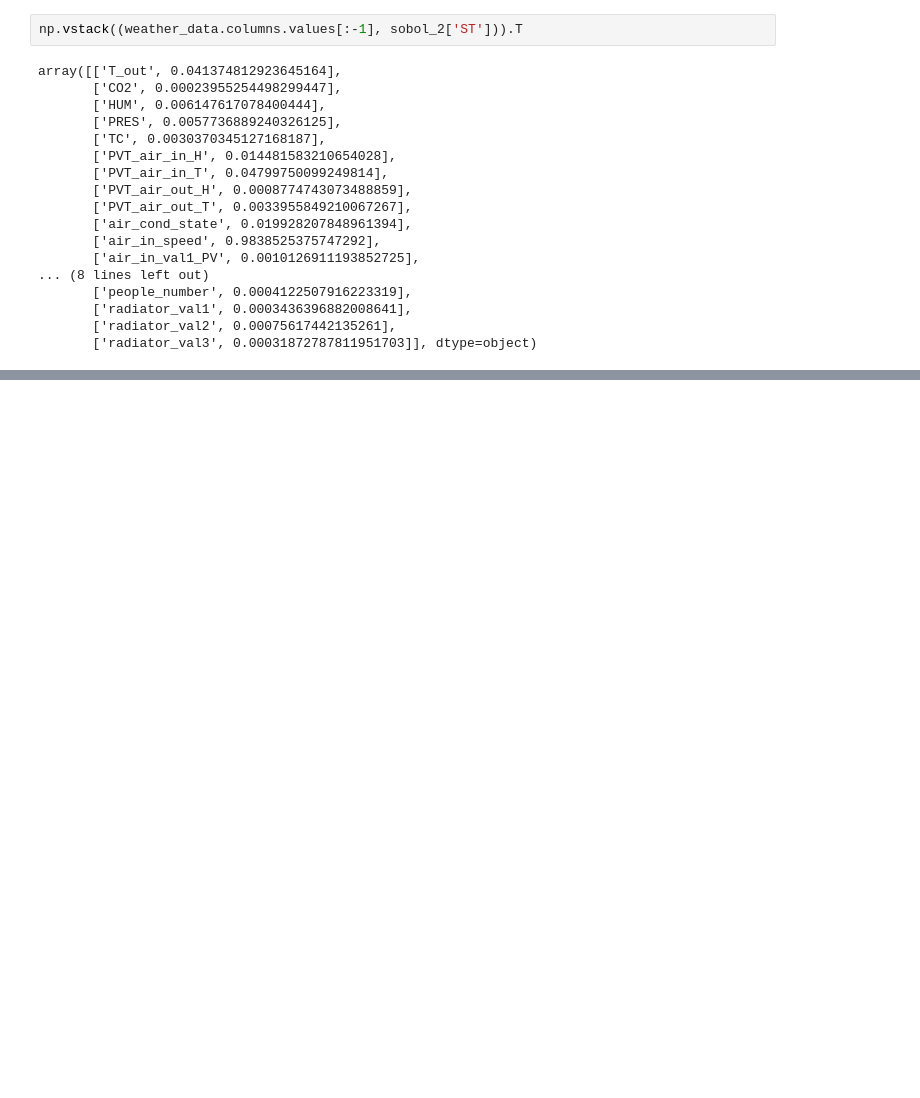
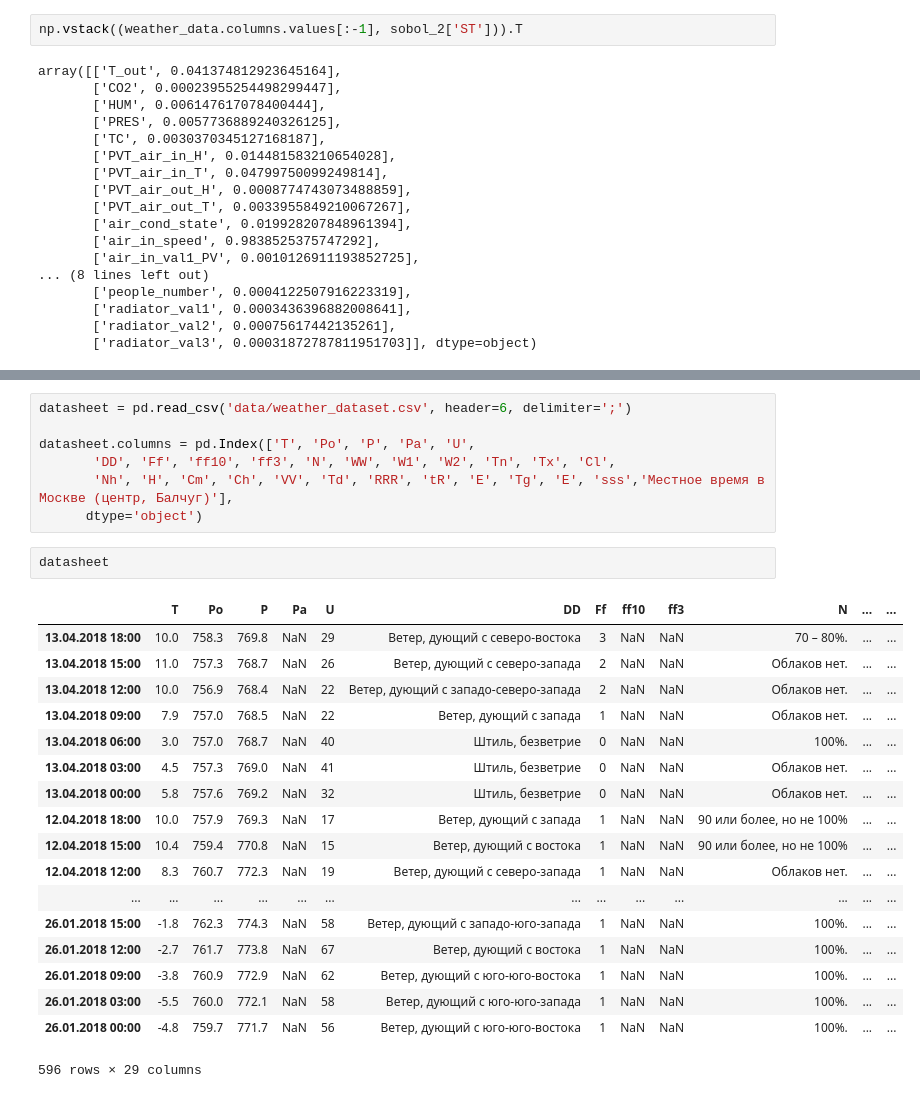
Before and after one commit to 5mad/microclimate, a Jupyter notebook: ml_with_time_shift.ipynb, the cells around one changed output, grey strips where cells are left out. Drawn from its saved outputs; the diff is of its cells as text; blank space fills up the shorter version.

```diff
--- a/ml_with_time_shift.ipynb
+++ b/ml_with_time_shift.ipynb
@@ -262,0 +256,28 @@ weather_data
+# %%
+datasheet = pd.read_csv('data/weather_dataset.csv', header=6, delimiter=';')
+
+datasheet.columns = pd.Index(['T', 'Po', 'P', 'Pa', 'U',
+       'DD', 'Ff', 'ff10', 'ff3', 'N', 'WW', 'W1', 'W2', 'Tn', 'Tx', 'Cl',
+       'Nh', 'H', 'Cm', 'Ch', 'VV', 'Td', 'RRR', 'tR', 'E', 'Tg', 'E', 'sss','Местное время в Москве (центр, Балчуг)'],
+      dtype='object')
+# %%
+datasheet
+# %% [output]
+|  | T | Po | P | Pa | U | DD | Ff | ff10 | ff3 | N | ... | ... |
+| 13.04.2018 18:00 | 10.0 | 758.3 | 769.8 | NaN | 29 | Ветер, дующий с северо-востока | 3 | NaN | NaN | 70 – 80%. | ... | ... |
+| 13.04.2018 15:00 | 11.0 | 757.3 | 768.7 | NaN | 26 | Ветер, дующий с северо-запада | 2 | NaN | NaN | Облаков нет. | ... | ... |
+| 13.04.2018 12:00 | 10.0 | 756.9 | 768.4 | NaN | 22 | Ветер, дующий с западо-северо-запада | 2 | NaN | NaN | Облаков нет. | ... | ... |
+| 13.04.2018 09:00 | 7.9 | 757.0 | 768.5 | NaN | 22 | Ветер, дующий с запада | 1 | NaN | NaN | Облаков нет. | ... | ... |
+| 13.04.2018 06:00 | 3.0 | 757.0 | 768.7 | NaN | 40 | Штиль, безветрие | 0 | NaN | NaN | 100%. | ... | ... |
+| 13.04.2018 03:00 | 4.5 | 757.3 | 769.0 | NaN | 41 | Штиль, безветрие | 0 | NaN | NaN | Облаков нет. | ... | ... |
+| 13.04.2018 00:00 | 5.8 | 757.6 | 769.2 | NaN | 32 | Штиль, безветрие | 0 | NaN | NaN | Облаков нет. | ... | ... |
+| 12.04.2018 18:00 | 10.0 | 757.9 | 769.3 | NaN | 17 | Ветер, дующий с запада | 1 | NaN | NaN | 90 или более, но не 100% | ... | ... |
+| 12.04.2018 15:00 | 10.4 | 759.4 | 770.8 | NaN | 15 | Ветер, дующий с востока | 1 | NaN | NaN | 90 или более, но не 100% | ... | ... |
+| 12.04.2018 12:00 | 8.3 | 760.7 | 772.3 | NaN | 19 | Ветер, дующий с северо-запада | 1 | NaN | NaN | Облаков нет. | ... | ... |
+| ... | ... | ... | ... | ... | ... | ... | ... | ... | ... | ... | ... | ... |
+| 26.01.2018 15:00 | -1.8 | 762.3 | 774.3 | NaN | 58 | Ветер, дующий с западо-юго-запада | 1 | NaN | NaN | 100%. | ... | ... |
+| 26.01.2018 12:00 | -2.7 | 761.7 | 773.8 | NaN | 67 | Ветер, дующий с востока | 1 | NaN | NaN | 100%. | ... | ... |
+| 26.01.2018 09:00 | -3.8 | 760.9 | 772.9 | NaN | 62 | Ветер, дующий с юго-юго-востока | 1 | NaN | NaN | 100%. | ... | ... |
+| 26.01.2018 03:00 | -5.5 | 760.0 | 772.1 | NaN | 58 | Ветер, дующий с юго-юго-запада | 1 | NaN | NaN | 100%. | ... | ... |
+| 26.01.2018 00:00 | -4.8 | 759.7 | 771.7 | NaN | 56 | Ветер, дующий с юго-юго-востока | 1 | NaN | NaN | 100%. | ... | ... |
+596 rows × 29 columns
```
Also changed, not shown: parts of 11 cells of this notebook.
